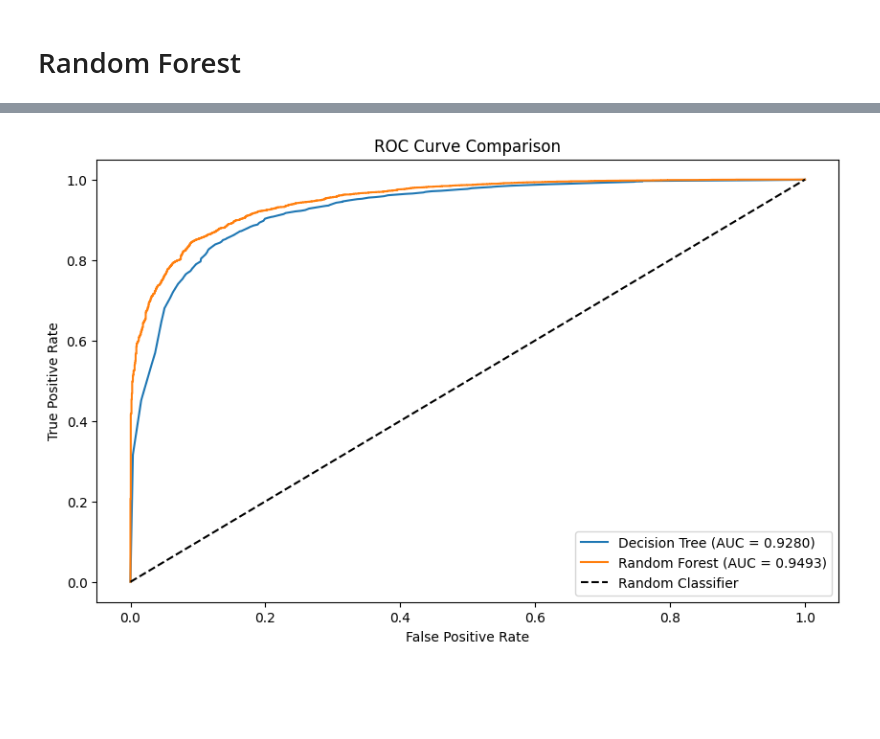
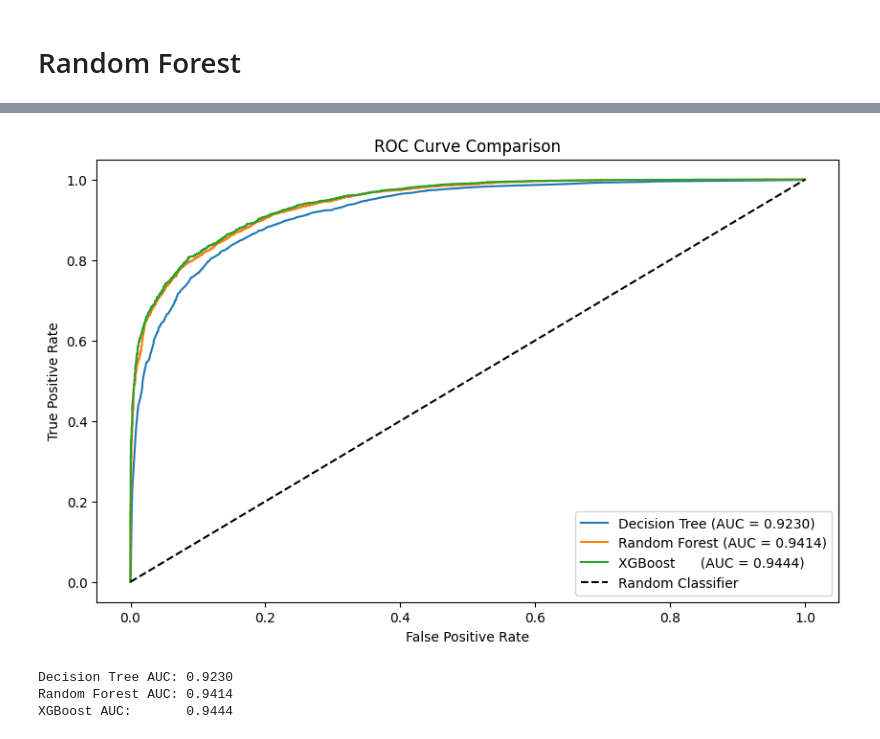
Before and after one commit to omniV1/GCU_SWE_2023-2025, a Jupyter notebook: AIT-110-Stat-Learning-Theory/Assignments/random_tree/random.ipynb, the cells around one changed output, grey strips where cells are left out. Drawn from its saved outputs; the diff is of its cells as text; code cells hidden in the pictures; blank space fills up the shorter version.

```diff
--- a/AIT-110-Stat-Learning-Theory/Assignments/random_tree/random.ipynb
+++ b/AIT-110-Stat-Learning-Theory/Assignments/random_tree/random.ipynb
@@ -140,18 +142,23 @@ impurities = path.impurities
 
 count_leaves = lambda tree: sum(tree.tree_.children_left[i] == tree.tree_.children_right[i] == -1 for i in range(tree.tree_.node_count))
 
-leaf_counts = [count_leaves(DecisionTreeClassifier(random_state=0, ccp_alpha=alpha).fit(X_train, y_train)) for alpha in effective_alphas]
+leaf_counts = [
+    DecisionTreeClassifier(random_state=42, ccp_alpha=alpha)
+    .fit(X_train, y_train)
+    .tree_.n_leaves
+    for alpha in effective_alphas[::20]
+]
 
 pruning_results = pd.DataFrame({
-    'alpha': effective_alphas,
-    'impurity': impurities,
+    'alpha': effective_alphas[::20],
+    'impurity': impurities[::20],
     'leaves': leaf_counts,
-    'cost function': [f"{imp:.3f} + {leaves}α" for imp, leaves in zip(impurities, leaf_counts)]
+    'cost function': [f"{imp:.3f} + {leaves}α" for imp, leaves in zip(impurities[::20], leaf_counts)]
 })
 
 print(pruning_results)
 
-dt_pruned = DecisionTreeClassifier(random_state=42, ccp_alpha=0.0001637)
+dt_pruned = DecisionTreeClassifier(random_state=42, ccp_alpha=0.000130)
 
 dt_pruned.fit(X_train, y_train)
 
@@ -215,6 +222,8 @@ def find_ensemble_accuracy(n,p):
     return ensemble_accuracy
 
 print(f"ensemble accuracy = {find_ensemble_accuracy(100, 0.8)}")
+
+rf = RandomForestClassifier(random_state=42)
 
 parameters = {
     'n_estimators': [50, 100],
@@ -345,26 +460,36 @@ Random Forest:
 # %%
 from sklearn.metrics import roc_curve, roc_auc_score
 
-dt_probs = dt_pruned.predict_proba(X_test)[:, 1]
-rf_probs = rf_best.predict_proba(X_test)[:, 1]
+dt_probs  = dt_pruned.predict_proba(X_test)[:, 1]
+rf_probs  = rf_best.predict_proba(X_test)[:, 1]
 
-dt_fpr, dt_tpr, dt_thresholds = roc_curve(y_test, dt_probs)
-rf_fpr, rf_tpr, rf_thresholds = roc_curve(y_test, rf_probs)
+dt_fpr,  dt_tpr,  _ = roc_curve(y_test, dt_probs)
+rf_fpr,  rf_tpr,  _ = roc_curve(y_test, rf_probs)
+xgb_fpr, xgb_tpr, _ = roc_curve(y_test, y_pred_proba_xgb)
 
-dt_auc = roc_auc_score(y_test, dt_probs)
-rf_auc = roc_auc_score(y_test, rf_probs)
+dt_auc  = roc_auc_score(y_test, dt_probs)
+rf_auc  = roc_auc_score(y_test, rf_probs)
+xgb_auc = roc_auc_score(y_test, y_pred_proba_xgb)
 
 plt.figure(figsize=(10, 6))
-plt.plot(dt_fpr, dt_tpr, label=f'Decision Tree (AUC = {dt_auc:.4f})')
-plt.plot(rf_fpr, rf_tpr, label=f'Random Forest (AUC = {rf_auc:.4f})')
+plt.plot(dt_fpr,  dt_tpr,  label=f'Decision Tree (AUC = {dt_auc:.4f})')
+plt.plot(rf_fpr,  rf_tpr,  label=f'Random Forest (AUC = {rf_auc:.4f})')
+plt.plot(xgb_fpr, xgb_tpr, label=f'XGBoost      (AUC = {xgb_auc:.4f})')
 plt.plot([0, 1], [0, 1], 'k--', label='Random Classifier')
 plt.xlabel('False Positive Rate')
 plt.ylabel('True Positive Rate')
 plt.title('ROC Curve Comparison')
 plt.legend()
 plt.show()
+
+print(f"Decision Tree AUC: {dt_auc:.4f}")
+print(f"Random Forest AUC: {rf_auc:.4f}")
+print(f"XGBoost AUC:       {xgb_auc:.4f}")
 # %% [output]
-[figure, old version]
+[figure, new version]
+Decision Tree AUC: 0.9230
+Random Forest AUC: 0.9414
+XGBoost AUC:       0.9444
 # %% [markdown]
 # Part 3: Model Evaluation and Interpretation
 
```
Also changed, not shown: parts of 16 cells of this notebook, 2 other files.
